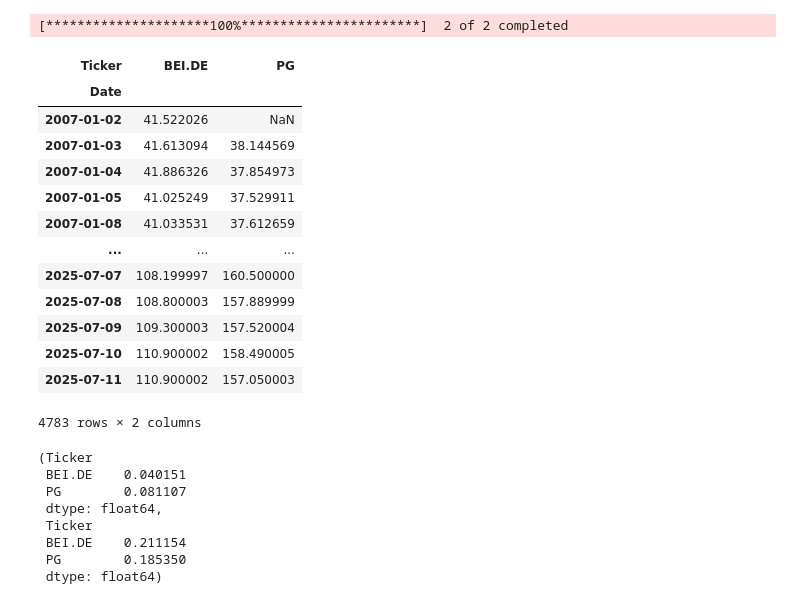
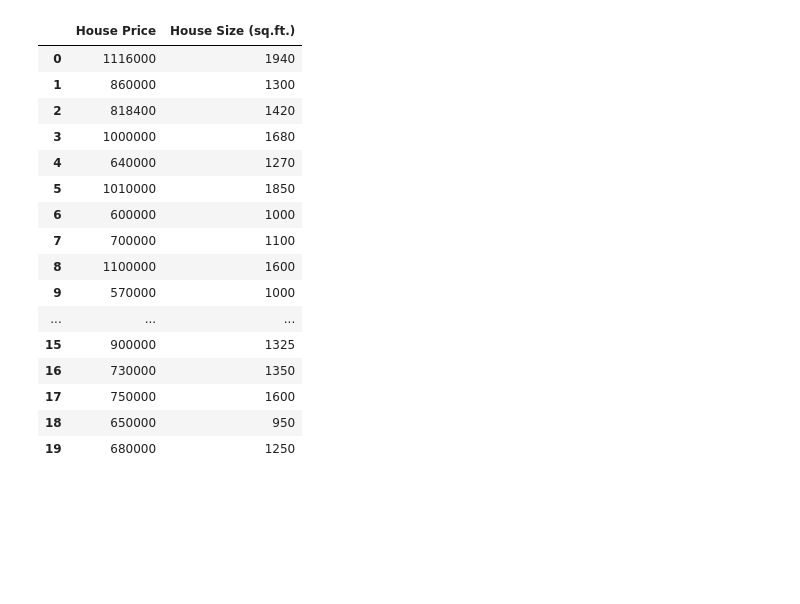
Before and after one commit to Rainspistols/Python-for-Finance, a Jupyter notebook: some.ipynb, the cells around one changed output. Saved outputs shown, nothing was run; the diff lists cells and outputs as text; code cells hidden in the pictures; blank space fills up the shorter version.

```diff
--- a/some.ipynb
+++ b/some.ipynb
@@ -10,53 +10,31 @@
 # %%
 import yfinance as yf
 import datetime as dt
 import numpy as np
 import pandas as pd
+import matplotlib.pyplot as plt
+
+data = pd.read_excel(
+    "/Users/mg/personal/learning/9781789618976_Code/Code Files/81 Running a Regression in Python/Python 3/Housing.xlsx"
+)
+data
+
+data[['House Price', 'House Size (sq.ft.)']]
+# %% [output]
+|  | House Price | House Size (sq.ft.) |
+| 0 | 1116000 | 1940 |
+| 1 | 860000 | 1300 |
+| 2 | 818400 | 1420 |
+| 3 | 1000000 | 1680 |
+| 4 | 640000 | 1270 |
+| 5 | 1010000 | 1850 |
+| 6 | 600000 | 1000 |
+| 7 | 700000 | 1100 |
+| 8 | 1100000 | 1600 |
+| 9 | 570000 | 1000 |
+| ... | ... | ... |
+| 15 | 900000 | 1325 |
+| 16 | 730000 | 1350 |
+| 17 | 750000 | 1600 |
+| 18 | 650000 | 950 |
+| 19 | 680000 | 1250 |
-# %%
-tickers = [
-    "PG",
-    "BEI.DE",
-]
-
-sec_data = yf.download(
-    tickers,
-    start="2007-1-1",
-    end=dt.datetime.now(),
-)["Close"]
-
-sec_data
-# %% [output]
-[*********************100%***********************]  2 of 2 completed
-| Ticker | BEI.DE | PG |
-| Date |  |  |
-| 2007-01-02 | 41.522026 | NaN |
-| 2007-01-03 | 41.613094 | 38.144569 |
-| 2007-01-04 | 41.886326 | 37.854973 |
-| 2007-01-05 | 41.025249 | 37.529911 |
-| 2007-01-08 | 41.033531 | 37.612659 |
-| ... | ... | ... |
-| 2025-07-07 | 108.199997 | 160.500000 |
-| 2025-07-08 | 108.800003 | 157.889999 |
-| 2025-07-09 | 109.300003 | 157.520004 |
-| 2025-07-10 | 110.900002 | 158.490005 |
-| 2025-07-11 | 110.900002 | 157.050003 |
-4783 rows × 2 columns
-# %%
-from matplotlib.pylab import f
-
-
-sec_returns = np.log(sec_data / sec_data.shift(1)).dropna()
-sec_returns
-
-annual_returns = sec_returns.mean() * 250  # annualized returns
-standard_deviation = sec_returns.std() * 250**0.5  # annualized standard deviation
-annual_returns, standard_deviation
-# %% [output]
-(Ticker
- BEI.DE    0.040151
- PG        0.081107
- dtype: float64,
- Ticker
- BEI.DE    0.211154
- PG        0.185350
- dtype: float64)
```
Also changed, not shown: parts of 4 cells of this notebook, 2 other files.
